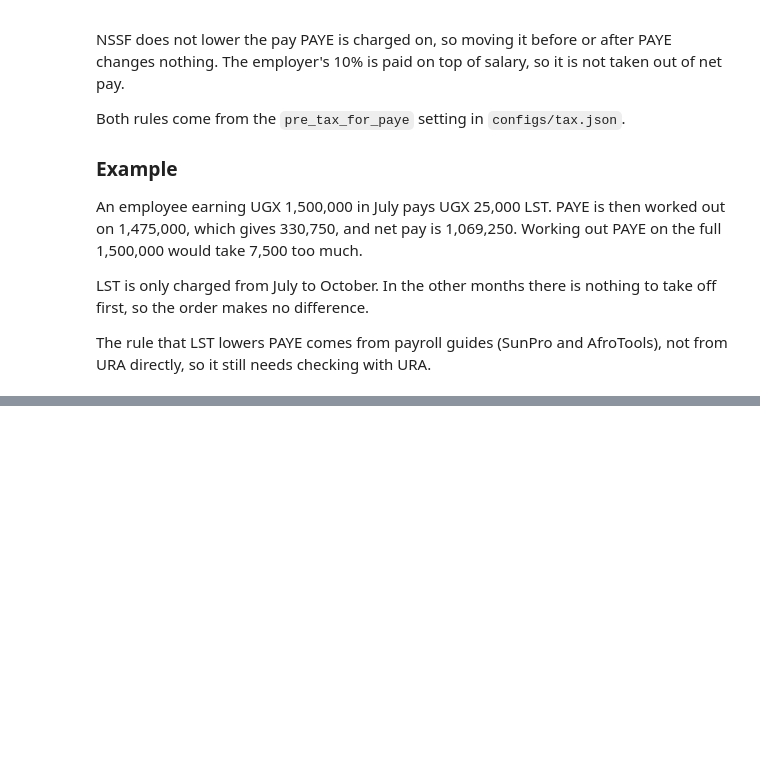
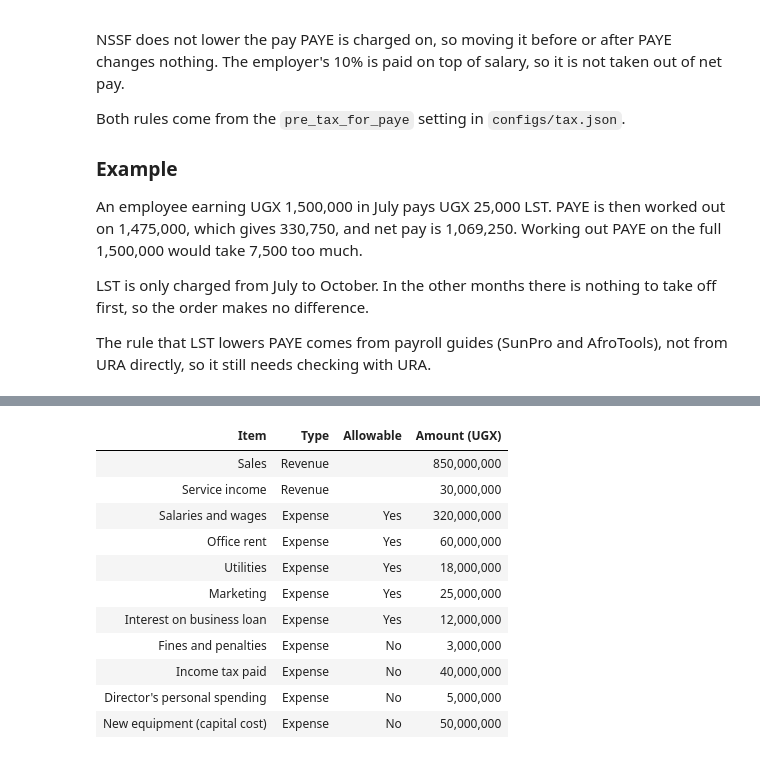
Before and after one commit to instantiate2roy/mini-project, a Jupyter notebook: project2_tax_engine.ipynb, the cells around one changed output, grey strips where cells are left out. Drawn from its saved outputs; the diff is of its cells as text; code cells hidden in the pictures; blank space fills up the shorter version.

```diff
--- a/project2_tax_engine.ipynb
+++ b/project2_tax_engine.ipynb
@@ -220,0 +343,77 @@ not from URA directly, so it still needs checking with URA.
+# %%
+from decimal import Decimal
+import pandas as pd
+from src.cit import Cit
+from src.tax_context import TaxContext
+
+cit_tax = Cit("UG")
+
+# One company's figures for the year (UGX)
+revenue = [
+    {"item": "Sales", "amount": 850_000_000},
+    {"item": "Service income", "amount": 30_000_000},
+]
+
+# allowable: True if the law lets the company subtract it from revenue
+expenses = [
+    {"item": "Salaries and wages",            "amount": 320_000_000, "allowable": True},
+    {"item": "Office rent",                   "amount": 60_000_000,  "allowable": True},
+    {"item": "Utilities",                     "amount": 18_000_000,  "allowable": True},
+    {"item": "Marketing",                     "amount": 25_000_000,  "allowable": True},
+    {"item": "Interest on business loan",     "amount": 12_000_000,  "allowable": True},
+    {"item": "Fines and penalties",           "amount": 3_000_000,   "allowable": False},
+    {"item": "Income tax paid",               "amount": 40_000_000,  "allowable": False},
+    {"item": "Director's personal spending",  "amount": 5_000_000,   "allowable": False},
+    {"item": "New equipment (capital cost)",  "amount": 50_000_000,  "allowable": False},
+]
+
+# 1. Total revenue
+total_revenue = sum(Decimal(r["amount"]) for r in revenue)
+
+# 2. Allowable deductions only
+allowable = sum(Decimal(e["amount"]) for e in expenses if e["allowable"])
+not_allowable = sum(Decimal(e["amount"]) for e in expenses if not e["allowable"])
+
+# 3. Chargeable income, then the CIT rate
+chargeable_income = total_revenue - allowable
+result = cit_tax.calculate(TaxContext(amount=chargeable_income))
+
+lines = pd.DataFrame(
+    [{"Item": r["item"], "Type": "Revenue", "Allowable": "", "Amount (UGX)": r["amount"]} for r in revenue]
+    + [{"Item": e["item"], "Type": "Expense", "Allowable": "Yes" if e["allowable"] else "No",
+        "Amount (UGX)": e["amount"]} for e in expenses]
+)
+
+summary = pd.DataFrame([
+    {"Item": "Total revenue", "UGX": total_revenue},
+    {"Item": "Less allowable deductions", "UGX": allowable},
+    {"Item": "Chargeable income", "UGX": chargeable_income},
+    {"Item": f"CIT at {cit_tax.rate:.0%}", "UGX": result.amount},
+    {"Item": "Expenses not allowed (ignored above)", "UGX": not_allowable},
+])
+
+table_styles = [
+    {"selector": "caption", "props": "caption-side: top; font-size: 1.1em; font-weight: 600; text-align: left; padding: 6px 0;"},
+    {"selector": "th", "props": "background-color: #1f4e79; color: white; text-align: right; padding: 6px 10px;"},
+    {"selector": "td", "props": "text-align: right; padding: 4px 10px; border-bottom: 1px solid #e1e4e8;"},
+    {"selector": "", "props": "border-collapse: collapse; font-family: sans-serif; font-size: 0.9em;"},
+]
+
+lines_table = (
+    lines.style
+    .format("{:,.0f}", subset=["Amount (UGX)"])
+    .hide(axis="index")
+    .set_caption("Revenue and expenses for the year")
+    .set_table_styles(table_styles)
+)
+
+summary_table = (
+    summary.style
+    .format("{:,.0f}", subset=["UGX"])
+    .hide(axis="index")
+    .set_caption("Corporate income tax")
+    .set_table_styles(table_styles)
+)
+
+display(lines_table, summary_table)
+# %% [output]
@@ -220,0 +421,12 @@ not from URA directly, so it still needs checking with URA.
+| Item | Type | Allowable | Amount (UGX) |
+| Sales | Revenue |  | 850,000,000 |
+| Service income | Revenue |  | 30,000,000 |
+| Salaries and wages | Expense | Yes | 320,000,000 |
+| Office rent | Expense | Yes | 60,000,000 |
+| Utilities | Expense | Yes | 18,000,000 |
+| Marketing | Expense | Yes | 25,000,000 |
+| Interest on business loan | Expense | Yes | 12,000,000 |
+| Fines and penalties | Expense | No | 3,000,000 |
+| Income tax paid | Expense | No | 40,000,000 |
+| Director's personal spending | Expense | No | 5,000,000 |
+| New equipment (capital cost) | Expense | No | 50,000,000 |
```
Also changed, not shown: parts of 4 cells of this notebook.
